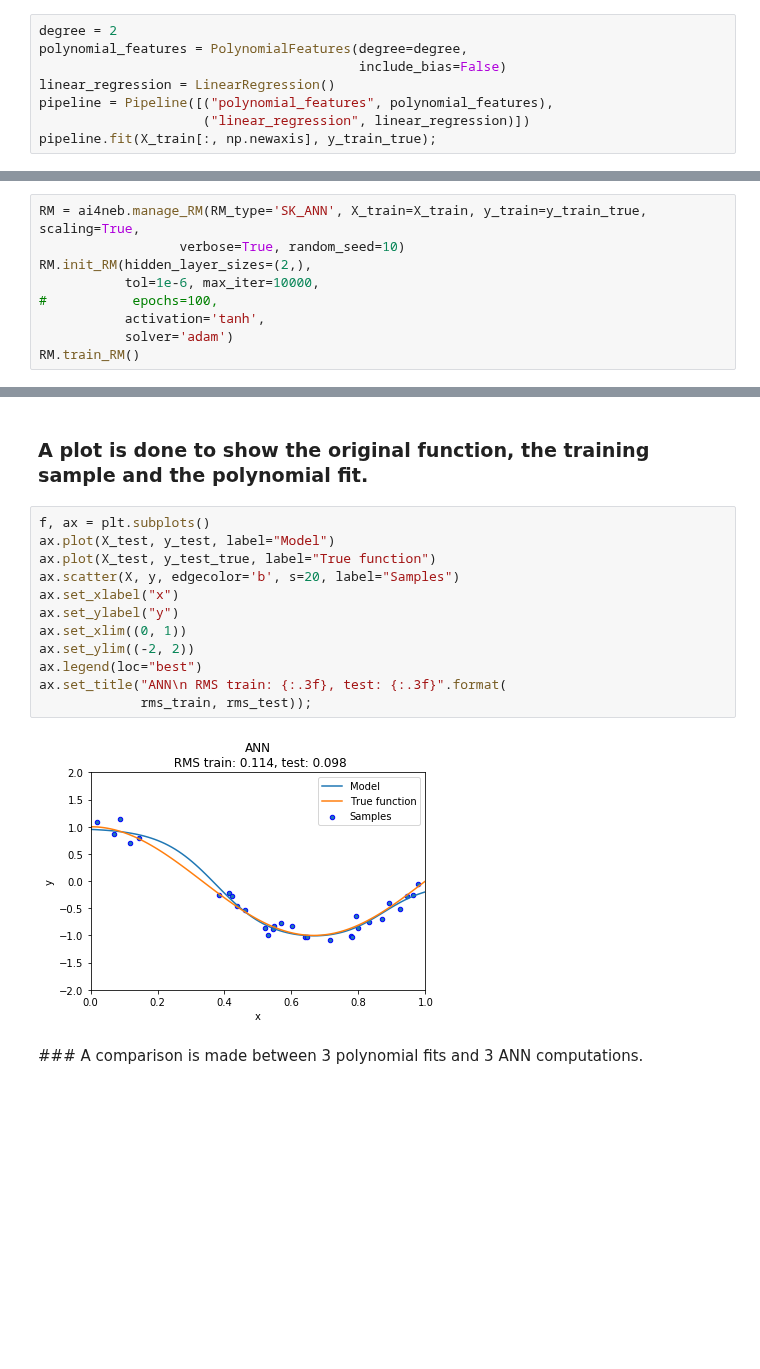
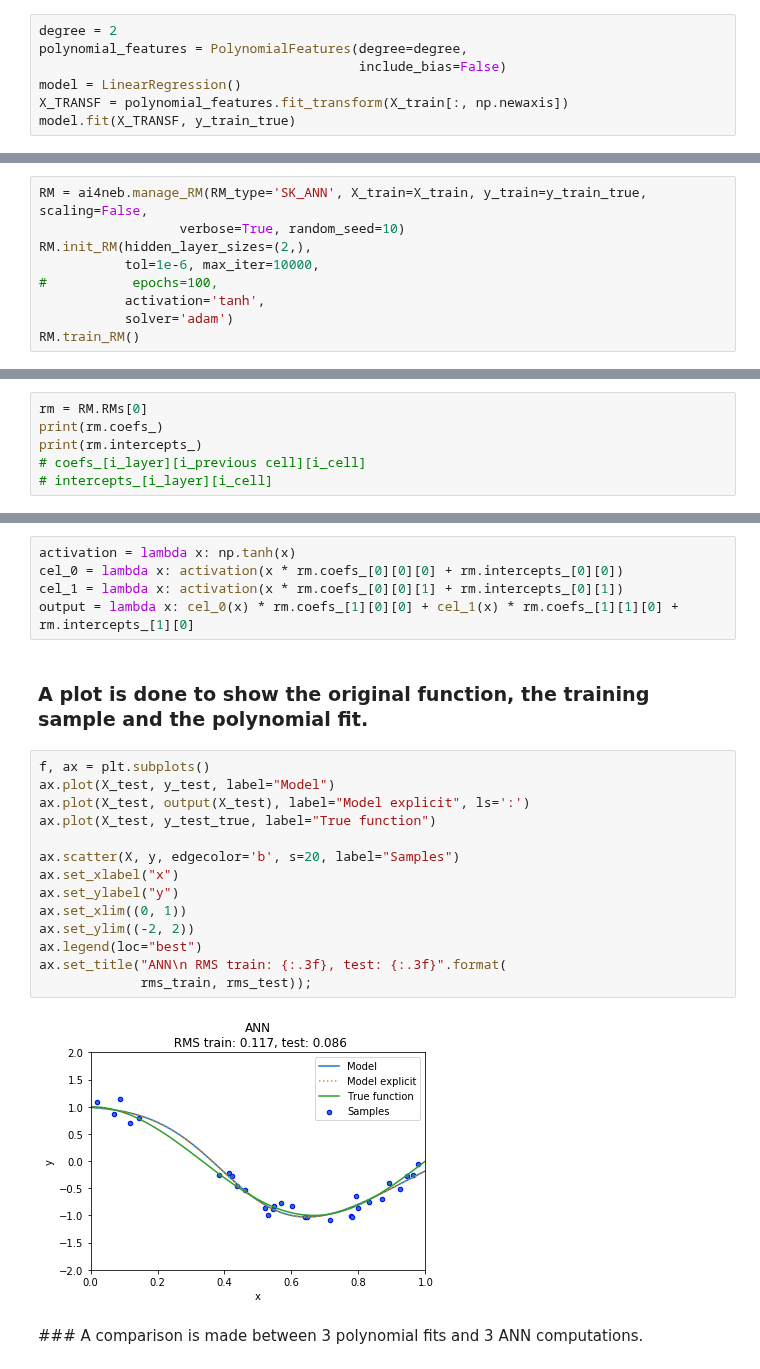
Before and after one commit to Morisset/AI4neb, a Jupyter notebook: docs/ComparePolynom.ipynb, the cells around one changed output, grey strips where cells are left out. Drawn from its saved outputs; the diff is of its cells as text; blank space fills up the shorter version.

```diff
--- a/docs/ComparePolynom.ipynb
+++ b/docs/ComparePolynom.ipynb
@@ -75,7 +62,6 @@ y_test_true = true_fun(X_test)
 degree = 2
 polynomial_features = PolynomialFeatures(degree=degree,
                                          include_bias=False)
-linear_regression = LinearRegression()
-pipeline = Pipeline([("polynomial_features", polynomial_features),
-                     ("linear_regression", linear_regression)])
-pipeline.fit(X_train[:, np.newaxis], y_train_true);
+model = LinearRegression()
+X_TRANSF = polynomial_features.fit_transform(X_train[:, np.newaxis])
+model.fit(X_TRANSF, y_train_true)
@@ -110,7 +101,7 @@ ax.set_title("Degree {}\n RMS train: {:.3f}, test: {:.3f}".format(degree,
 
 ### It is trained on the training sets. Hyper-parameters can be changed.
 # %%
-RM = ai4neb.manage_RM(RM_type='SK_ANN', X_train=X_train, y_train=y_train_true, scaling=True,
+RM = ai4neb.manage_RM(RM_type='SK_ANN', X_train=X_train, y_train=y_train_true, scaling=False,
                   verbose=True, random_seed=10)
 RM.init_RM(hidden_layer_sizes=(2,),
            tol=1e-6, max_iter=10000,
@@ -157 +144,7 @@ Training set size = 30, Test set size = 100
 Predicting from 1 inputs to 1 outputs using 100 data in 0.00 secs.
+# %%
+rm = RM.RMs[0]
+print(rm.coefs_)
+print(rm.intercepts_)
+# coefs_[i_layer][i_previous cell][i_cell]
+# intercepts_[i_layer][i_cell]
@@ -158,19 +155,26 @@ Predicting from 1 inputs to 1 outputs using 100 data in 0.00 secs.
+# %%
+activation = lambda x: np.tanh(x)
+cel_0 = lambda x: activation(x * rm.coefs_[0][0][0] + rm.intercepts_[0][0])
+cel_1 = lambda x: activation(x * rm.coefs_[0][0][1] + rm.intercepts_[0][1])
+output = lambda x: cel_0(x) * rm.coefs_[1][0][0] + cel_1(x) * rm.coefs_[1][1][0] + rm.intercepts_[1][0]
 # %% [markdown]
 ### A plot is done to show the original function, the training sample and the polynomial fit.
 # %%
 f, ax = plt.subplots()
 ax.plot(X_test, y_test, label="Model")
+ax.plot(X_test, output(X_test), label="Model explicit", ls=':')
 ax.plot(X_test, y_test_true, label="True function")
+
 ax.scatter(X, y, edgecolor='b', s=20, label="Samples")
 ax.set_xlabel("x")
 ax.set_ylabel("y")
 ax.set_xlim((0, 1))
 ax.set_ylim((-2, 2))
 ax.legend(loc="best")
 ax.set_title("ANN\n RMS train: {:.3f}, test: {:.3f}".format(
              rms_train, rms_test));
 # %% [output]
-[figure, old version]
+[figure, new version]
 # %% [markdown]
 ### A comparison is made between 3 polynomial fits and 3 ANN computations.
 # %%
```
Also changed, not shown: parts of 10 cells of this notebook.
